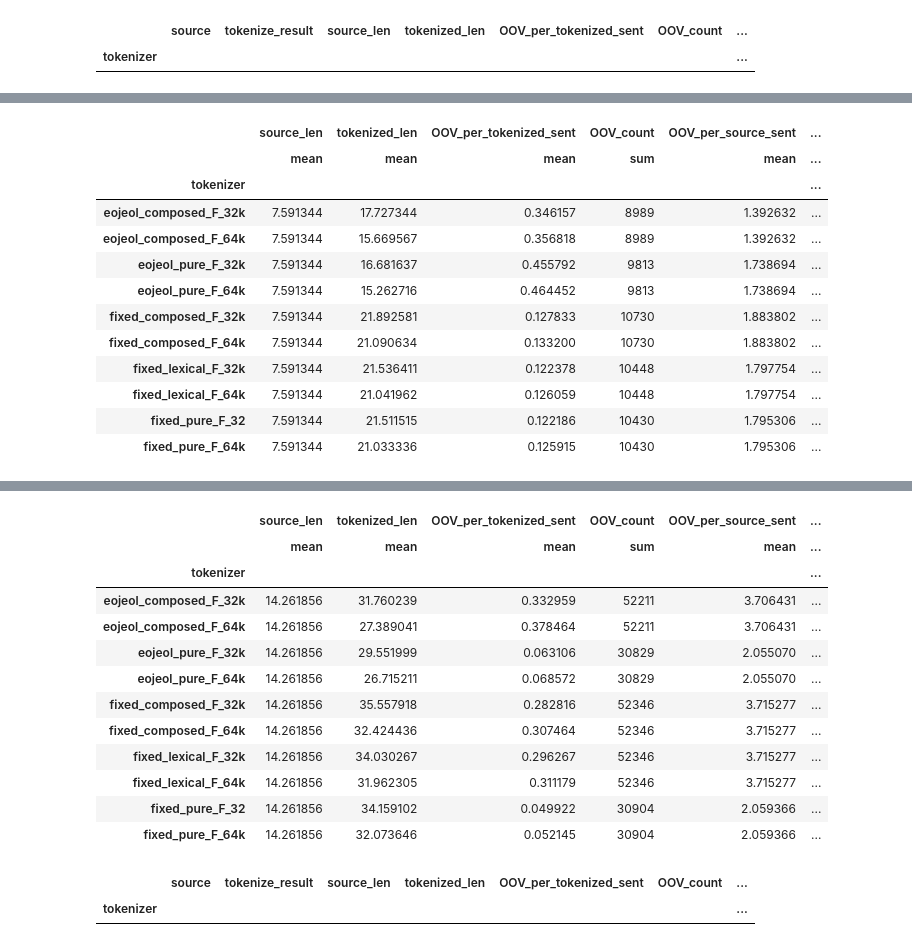
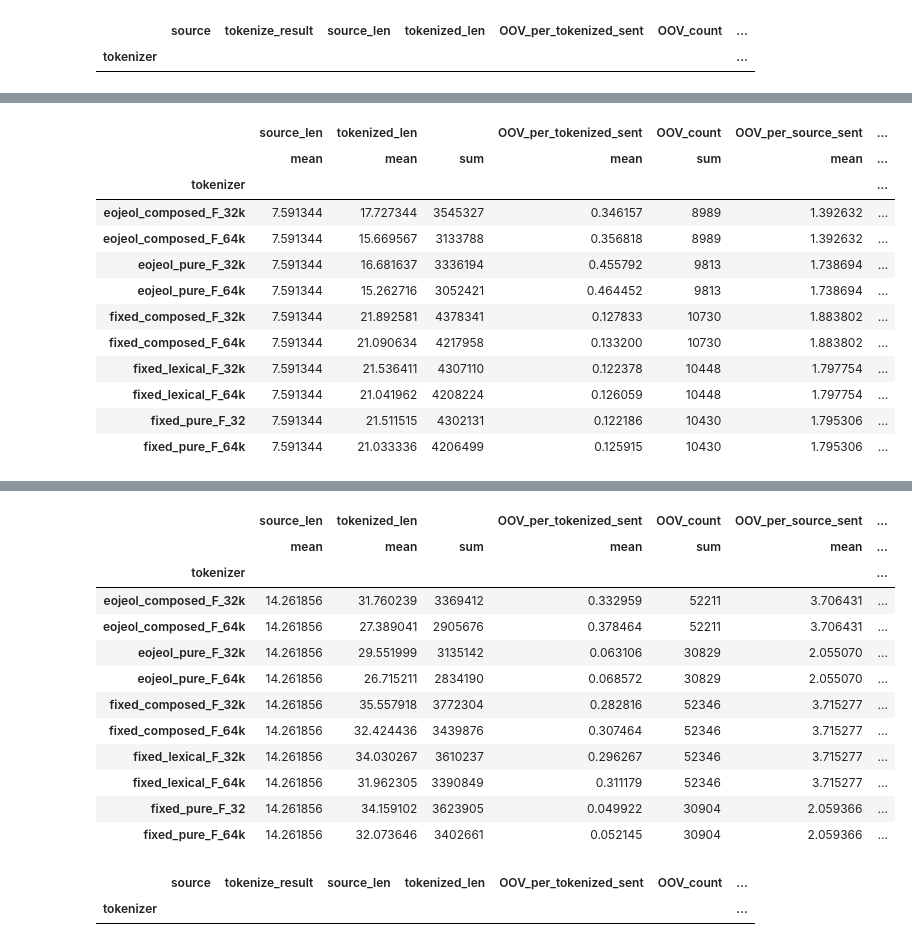
Before and after one commit to taeheejeon22/MorphSubDecomp-Korean, a Jupyter notebook: dataset_analysis/oov_analysis.ipynb, the cells around one changed output, grey strips where cells are left out. Saved outputs shown, nothing was run; the diff lists cells and outputs as text; code cells hidden in the pictures.

```diff
--- a/dataset_analysis/oov_analysis.ipynb
+++ b/dataset_analysis/oov_analysis.ipynb
@@ -615,28 +618,28 @@ nsmc['##_per_source_sent'] = nsmc['##_count'] / nsmc['source_len'] * 100
 # %%
 nsmc.groupby('tokenizer').agg({
     'source_len': ['mean'],
-    'tokenized_len': ['mean'],
+    'tokenized_len': ['mean', 'sum'],
     'OOV_per_tokenized_sent': ['mean'],
     'OOV_count': ['sum'],
     'OOV_per_source_sent': ['mean'],
     '##_per_tokenized_sent': ['mean'],
     '##_count': ['sum'],
     '##_per_source_sent': ['mean', 'size'],
 })
 # %% [output]
-|  | source_len | tokenized_len | OOV_per_tokenized_sent | OOV_count | OOV_per_source_sent | ... |
-|  | mean | mean | mean | sum | mean | ... |
-| tokenizer |  |  |  |  |  | ... |
-| eojeol_composed_F_32k | 7.591344 | 17.727344 | 0.346157 | 8989 | 1.392632 | ... |
-| eojeol_composed_F_64k | 7.591344 | 15.669567 | 0.356818 | 8989 | 1.392632 | ... |
-| eojeol_pure_F_32k | 7.591344 | 16.681637 | 0.455792 | 9813 | 1.738694 | ... |
-| eojeol_pure_F_64k | 7.591344 | 15.262716 | 0.464452 | 9813 | 1.738694 | ... |
-| fixed_composed_F_32k | 7.591344 | 21.892581 | 0.127833 | 10730 | 1.883802 | ... |
-| fixed_composed_F_64k | 7.591344 | 21.090634 | 0.133200 | 10730 | 1.883802 | ... |
-| fixed_lexical_F_32k | 7.591344 | 21.536411 | 0.122378 | 10448 | 1.797754 | ... |
-| fixed_lexical_F_64k | 7.591344 | 21.041962 | 0.126059 | 10448 | 1.797754 | ... |
-| fixed_pure_F_32 | 7.591344 | 21.511515 | 0.122186 | 10430 | 1.795306 | ... |
-| fixed_pure_F_64k | 7.591344 | 21.033336 | 0.125915 | 10430 | 1.795306 | ... |
+|  | source_len | tokenized_len |  | OOV_per_tokenized_sent | OOV_count | OOV_per_source_sent | ... |
+|  | mean | mean | sum | mean | sum | mean | ... |
+| tokenizer |  |  |  |  |  |  | ... |
+| eojeol_composed_F_32k | 7.591344 | 17.727344 | 3545327 | 0.346157 | 8989 | 1.392632 | ... |
+| eojeol_composed_F_64k | 7.591344 | 15.669567 | 3133788 | 0.356818 | 8989 | 1.392632 | ... |
+| eojeol_pure_F_32k | 7.591344 | 16.681637 | 3336194 | 0.455792 | 9813 | 1.738694 | ... |
+| eojeol_pure_F_64k | 7.591344 | 15.262716 | 3052421 | 0.464452 | 9813 | 1.738694 | ... |
+| fixed_composed_F_32k | 7.591344 | 21.892581 | 4378341 | 0.127833 | 10730 | 1.883802 | ... |
+| fixed_composed_F_64k | 7.591344 | 21.090634 | 4217958 | 0.133200 | 10730 | 1.883802 | ... |
+| fixed_lexical_F_32k | 7.591344 | 21.536411 | 4307110 | 0.122378 | 10448 | 1.797754 | ... |
+| fixed_lexical_F_64k | 7.591344 | 21.041962 | 4208224 | 0.126059 | 10448 | 1.797754 | ... |
+| fixed_pure_F_32 | 7.591344 | 21.511515 | 4302131 | 0.122186 | 10430 | 1.795306 | ... |
+| fixed_pure_F_64k | 7.591344 | 21.033336 | 4206499 | 0.125915 | 10430 | 1.795306 | ... |
 # %%
 nsmc[nsmc['tokenized_len'] > 128]
 # %% [output]
@@ -676,7 +679,7 @@ paws['##_per_source_sent'] = paws['##_count'] / paws['source_len'] * 100
 
 paws.groupby('tokenizer').agg({
     'source_len': ['mean'],
-    'tokenized_len': ['mean'],
+    'tokenized_len': ['mean', 'sum'],
     'OOV_per_tokenized_sent': ['mean'],
     'OOV_count': ['sum'],
     'OOV_per_source_sent': ['mean'],
@@ -685,19 +688,19 @@ paws.groupby('tokenizer').agg({
     '##_per_source_sent': ['mean', 'size'],
 })
 # %% [output]
-|  | source_len | tokenized_len | OOV_per_tokenized_sent | OOV_count | OOV_per_source_sent | ... |
-|  | mean | mean | mean | sum | mean | ... |
-| tokenizer |  |  |  |  |  | ... |
-| eojeol_composed_F_32k | 14.261856 | 31.760239 | 0.332959 | 52211 | 3.706431 | ... |
-| eojeol_composed_F_64k | 14.261856 | 27.389041 | 0.378464 | 52211 | 3.706431 | ... |
-| eojeol_pure_F_32k | 14.261856 | 29.551999 | 0.063106 | 30829 | 2.055070 | ... |
-| eojeol_pure_F_64k | 14.261856 | 26.715211 | 0.068572 | 30829 | 2.055070 | ... |
-| fixed_composed_F_32k | 14.261856 | 35.557918 | 0.282816 | 52346 | 3.715277 | ... |
-| fixed_composed_F_64k | 14.261856 | 32.424436 | 0.307464 | 52346 | 3.715277 | ... |
-| fixed_lexical_F_32k | 14.261856 | 34.030267 | 0.296267 | 52346 | 3.715277 | ... |
-| fixed_lexical_F_64k | 14.261856 | 31.962305 | 0.311179 | 52346 | 3.715277 | ... |
-| fixed_pure_F_32 | 14.261856 | 34.159102 | 0.049922 | 30904 | 2.059366 | ... |
-| fixed_pure_F_64k | 14.261856 | 32.073646 | 0.052145 | 30904 | 2.059366 | ... |
+|  | source_len | tokenized_len |  | OOV_per_tokenized_sent | OOV_count | OOV_per_source_sent | ... |
+|  | mean | mean | sum | mean | sum | mean | ... |
+| tokenizer |  |  |  |  |  |  | ... |
+| eojeol_composed_F_32k | 14.261856 | 31.760239 | 3369412 | 0.332959 | 52211 | 3.706431 | ... |
+| eojeol_composed_F_64k | 14.261856 | 27.389041 | 2905676 | 0.378464 | 52211 | 3.706431 | ... |
+| eojeol_pure_F_32k | 14.261856 | 29.551999 | 3135142 | 0.063106 | 30829 | 2.055070 | ... |
+| eojeol_pure_F_64k | 14.261856 | 26.715211 | 2834190 | 0.068572 | 30829 | 2.055070 | ... |
+| fixed_composed_F_32k | 14.261856 | 35.557918 | 3772304 | 0.282816 | 52346 | 3.715277 | ... |
+| fixed_composed_F_64k | 14.261856 | 32.424436 | 3439876 | 0.307464 | 52346 | 3.715277 | ... |
+| fixed_lexical_F_32k | 14.261856 | 34.030267 | 3610237 | 0.296267 | 52346 | 3.715277 | ... |
+| fixed_lexical_F_64k | 14.261856 | 31.962305 | 3390849 | 0.311179 | 52346 | 3.715277 | ... |
+| fixed_pure_F_32 | 14.261856 | 34.159102 | 3623905 | 0.049922 | 30904 | 2.059366 | ... |
+| fixed_pure_F_64k | 14.261856 | 32.073646 | 3402661 | 0.052145 | 30904 | 2.059366 | ... |
 # %%
 paws[paws['tokenized_len'] > 128].groupby('tokenizer').count()
 # %% [output]
```
Also changed, not shown: parts of 5 cells of this notebook.
